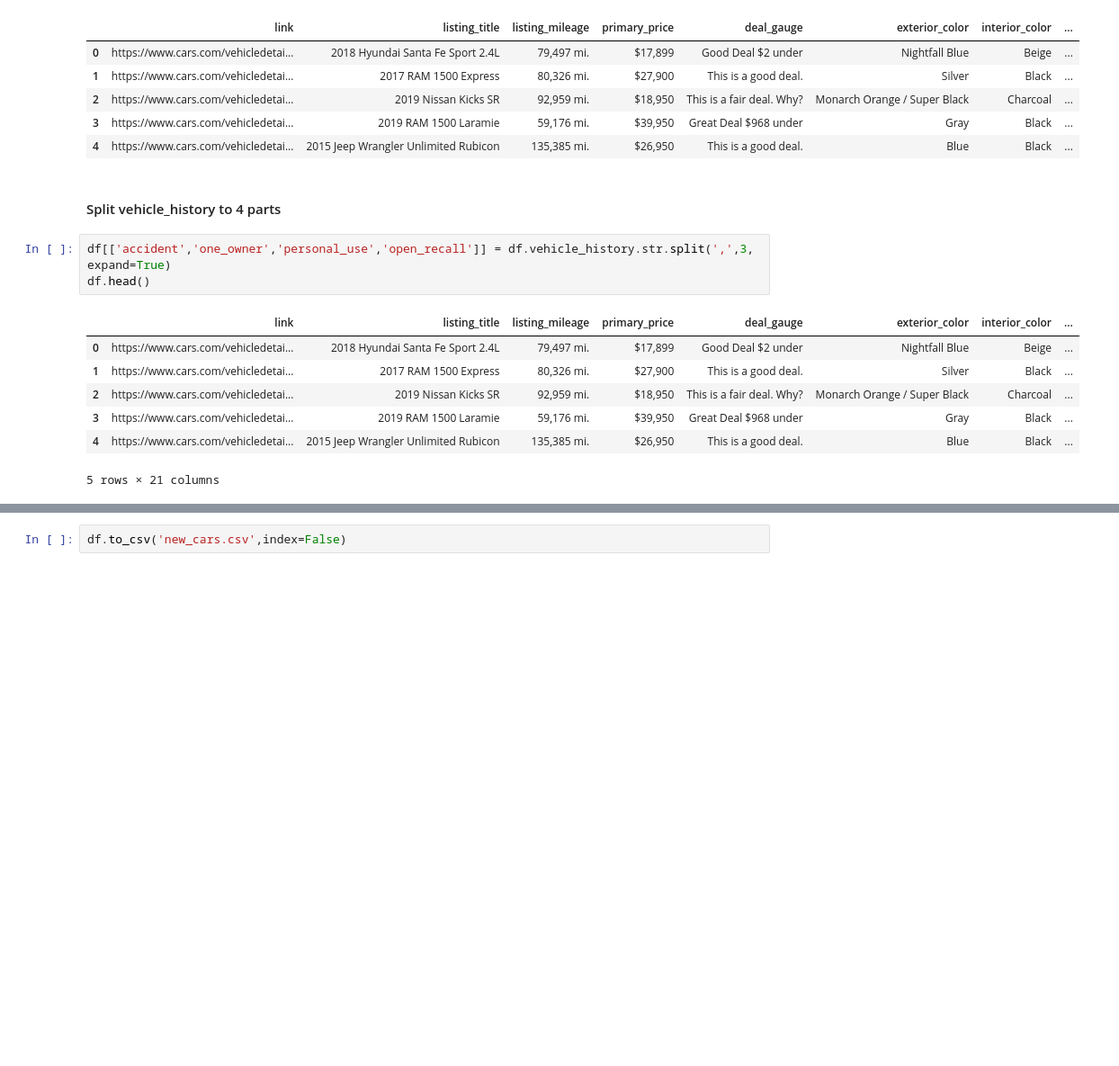
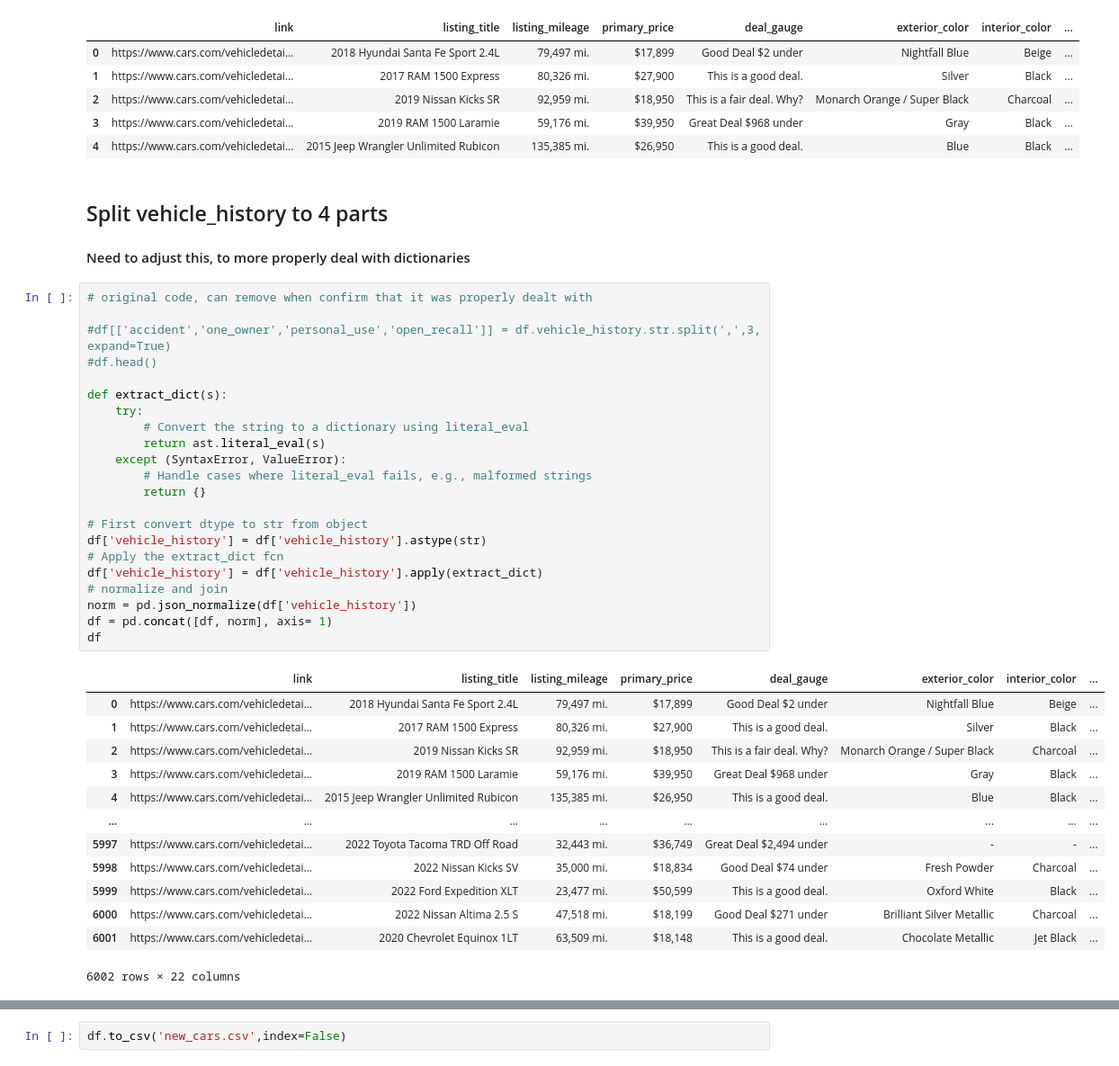
Before and after one commit to evanhollier/Cars_Project, a Jupyter notebook: data_preprocessing.ipynb, the cells around one changed output, grey strips where cells are left out. Shown at 90% size. Saved outputs shown, nothing was run; the diff lists cells and outputs as text; blank space fills up the shorter version.

Commit message:
Added visuals file, adjusted data_preprocessing, added new_cars

```diff
--- a/data_preprocessing.ipynb
+++ b/data_preprocessing.ipynb
@@ -24,18 +26,44 @@ df.head()
 | 3 | https://www.cars.com/vehicledetai... | 2019 RAM 1500 Laramie | 59,176 mi. | $39,950 | Great Deal $968 under | Gray | Black | ... |
 | 4 | https://www.cars.com/vehicledetai... | 2015 Jeep Wrangler Unlimited Rubicon | 135,385 mi. | $26,950 | This is a good deal. | Blue | Black | ... |
 # %% [markdown]
-#### Split vehicle_history to 4 parts
+## Split vehicle_history to 4 parts
+#### Need to adjust this, to more properly deal with dictionaries
-# %%
-df[['accident','one_owner','personal_use','open_recall']] = df.vehicle_history.str.split(',',3, expand=True)
-df.head()
-# %% [output]
-|  | link | listing_title | listing_mileage | primary_price | deal_gauge | exterior_color | interior_color | ... |
-| 0 | https://www.cars.com/vehicledetai... | 2018 Hyundai Santa Fe Sport 2.4L | 79,497 mi. | $17,899 | Good Deal $2 under | Nightfall Blue | Beige | ... |
-| 1 | https://www.cars.com/vehicledetai... | 2017 RAM 1500 Express | 80,326 mi. | $27,900 | This is a good deal. | Silver | Black | ... |
-| 2 | https://www.cars.com/vehicledetai... | 2019 Nissan Kicks SR | 92,959 mi. | $18,950 | This is a fair deal. Why? | Monarch Orange / Super Black | Charcoal | ... |
-| 3 | https://www.cars.com/vehicledetai... | 2019 RAM 1500 Laramie | 59,176 mi. | $39,950 | Great Deal $968 under | Gray | Black | ... |
-| 4 | https://www.cars.com/vehicledetai... | 2015 Jeep Wrangler Unlimited Rubicon | 135,385 mi. | $26,950 | This is a good deal. | Blue | Black | ... |
-5 rows × 21 columns
+# %%
+# original code, can remove when confirm that it was properly dealt with
+
+#df[['accident','one_owner','personal_use','open_recall']] = df.vehicle_history.str.split(',',3, expand=True)
+#df.head()
+
+def extract_dict(s):
+    try:
+        # Convert the string to a dictionary using literal_eval
+        return ast.literal_eval(s)
+    except (SyntaxError, ValueError):
+        # Handle cases where literal_eval fails, e.g., malformed strings
+        return {}
+
+# First convert dtype to str from object
+df['vehicle_history'] = df['vehicle_history'].astype(str)
+# Apply the extract_dict fcn
+df['vehicle_history'] = df['vehicle_history'].apply(extract_dict)
+# normalize and join
+norm = pd.json_normalize(df['vehicle_history'])
+df = pd.concat([df, norm], axis= 1)
+df
+# %% [output]
+|  | link | listing_title | listing_mileage | primary_price | deal_gauge | exterior_color | interior_color | ... |
+| 0 | https://www.cars.com/vehicledetai... | 2018 Hyundai Santa Fe Sport 2.4L | 79,497 mi. | $17,899 | Good Deal $2 under | Nightfall Blue | Beige | ... |
+| 1 | https://www.cars.com/vehicledetai... | 2017 RAM 1500 Express | 80,326 mi. | $27,900 | This is a good deal. | Silver | Black | ... |
+| 2 | https://www.cars.com/vehicledetai... | 2019 Nissan Kicks SR | 92,959 mi. | $18,950 | This is a fair deal. Why? | Monarch Orange / Super Black | Charcoal | ... |
+| 3 | https://www.cars.com/vehicledetai... | 2019 RAM 1500 Laramie | 59,176 mi. | $39,950 | Great Deal $968 under | Gray | Black | ... |
+| 4 | https://www.cars.com/vehicledetai... | 2015 Jeep Wrangler Unlimited Rubicon | 135,385 mi. | $26,950 | This is a good deal. | Blue | Black | ... |
+| ... | ... | ... | ... | ... | ... | ... | ... | ... |
+| 5997 | https://www.cars.com/vehicledetai... | 2022 Toyota Tacoma TRD Off Road | 32,443 mi. | $36,749 | Great Deal $2,494 under | - | - | ... |
+| 5998 | https://www.cars.com/vehicledetai... | 2022 Nissan Kicks SV | 35,000 mi. | $18,834 | Good Deal $74 under | Fresh Powder | Charcoal | ... |
+| 5999 | https://www.cars.com/vehicledetai... | 2022 Ford Expedition XLT | 23,477 mi. | $50,599 | This is a good deal. | Oxford White | Black | ... |
+| 6000 | https://www.cars.com/vehicledetai... | 2022 Nissan Altima 2.5 S | 47,518 mi. | $18,199 | Good Deal $271 under | Brilliant Silver Metallic | Charcoal | ... |
+| 6001 | https://www.cars.com/vehicledetai... | 2020 Chevrolet Equinox 1LT | 63,509 mi. | $18,148 | This is a good deal. | Chocolate Metallic | Jet Black | ... |
+6002 rows × 22 columns
 # %%
 df[['year','make','model']] = df.listing_title.str.split(' ',2, expand=True)
 df.head()
```
Also changed, not shown: parts of 5 cells of this notebook, 2 other files.
